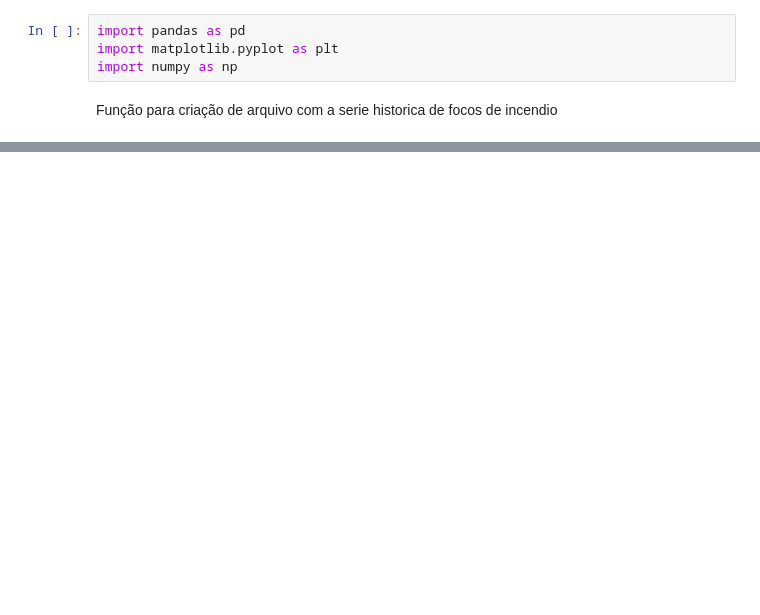
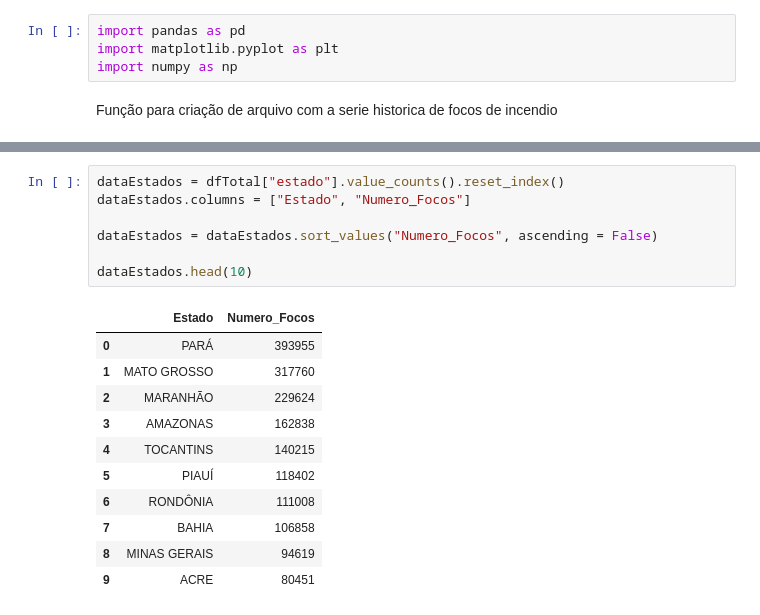
Before and after one commit to jvrezendem/analiseIncendioBR, a Jupyter notebook: notebooks/serieHistorica.ipynb, the cells around one changed output, grey strips where cells are left out. Drawn from its saved outputs; the diff is of its cells as text; blank space fills up the shorter version.

```diff
--- a/notebooks/serieHistorica.ipynb
+++ b/notebooks/serieHistorica.ipynb
@@ -54,0 +101,19 @@ for ano, value in zip(serie["Ano"], serie["Numero de Focos"]):
+# %%
+dataEstados = dfTotal["estado"].value_counts().reset_index()
+dataEstados.columns = ["Estado", "Numero_Focos"]
+
+dataEstados = dataEstados.sort_values("Numero_Focos", ascending = False)
+
+dataEstados.head(10)
+# %% [output]
+|  | Estado | Numero_Focos |
+| 0 | PARÁ | 393955 |
+| 1 | MATO GROSSO | 317760 |
+| 2 | MARANHÃO | 229624 |
+| 3 | AMAZONAS | 162838 |
+| 4 | TOCANTINS | 140215 |
+| 5 | PIAUÍ | 118402 |
+| 6 | RONDÔNIA | 111008 |
+| 7 | BAHIA | 106858 |
+| 8 | MINAS GERAIS | 94619 |
+| 9 | ACRE | 80451 |
```
Also changed, not shown: parts of 9 cells of this notebook.
